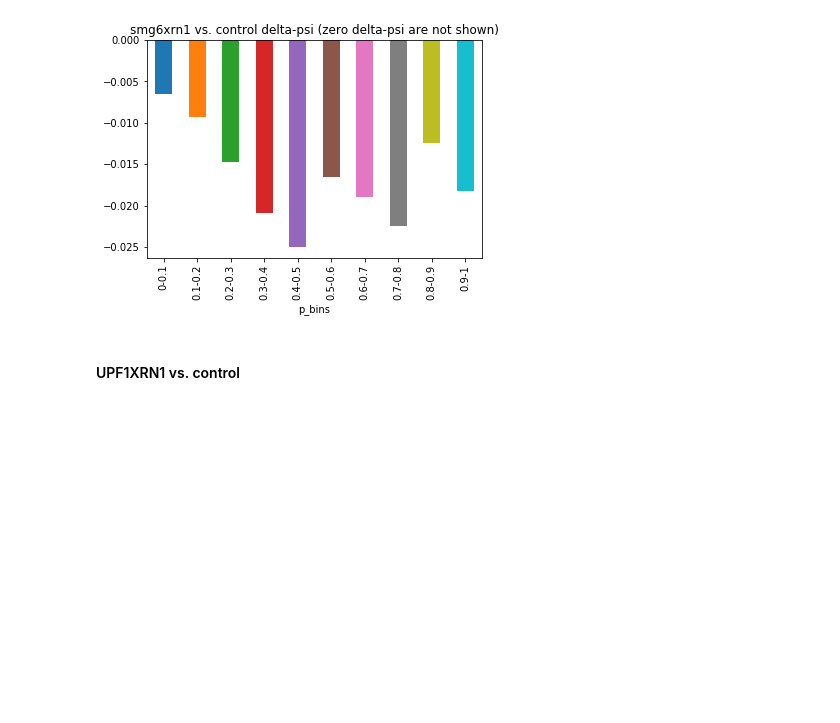
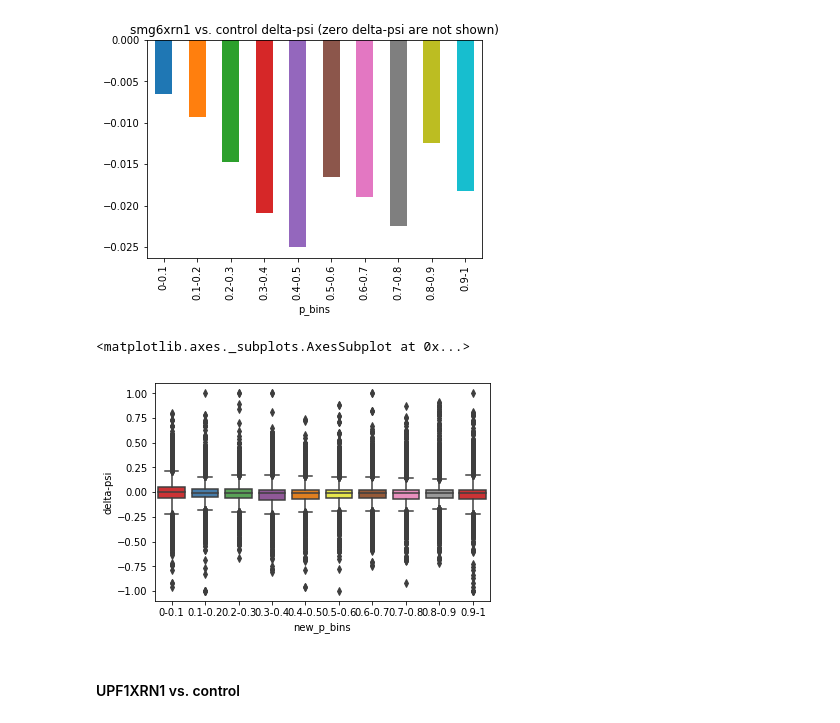
Before and after one commit to danchurova/exons_pipeline, a Jupyter notebook: exons_loc_psi_analysis.ipynb, the cells around one changed output. Drawn from its saved outputs; the diff is of its cells as text; code cells hidden in the pictures; blank space fills up the shorter version.

```diff
--- a/exons_loc_psi_analysis.ipynb
+++ b/exons_loc_psi_analysis.ipynb
@@ -238,6 +246,13 @@ See the caveats in the documentation: http://pandas.pydata.org/pandas-docs/stabl
   This is separate from the ipykernel package so we can avoid doing imports until
 (<matplotlib.axes._subplots.AxesSubplot at 0x...>,)
 [figure]
+# %%
+
+
+sns.boxplot(x="new_p_bins", y="delta-psi", data=control_smg6xrn1_2_non_zero, palette="Set1")
+# %% [output]
+<matplotlib.axes._subplots.AxesSubplot at 0x...>
+[figure, added]
 # %% [markdown]
 #### UPF1XRN1 vs. control
 # %%
```
Also changed, not shown: parts of 3 cells of this notebook, 4 other files.
